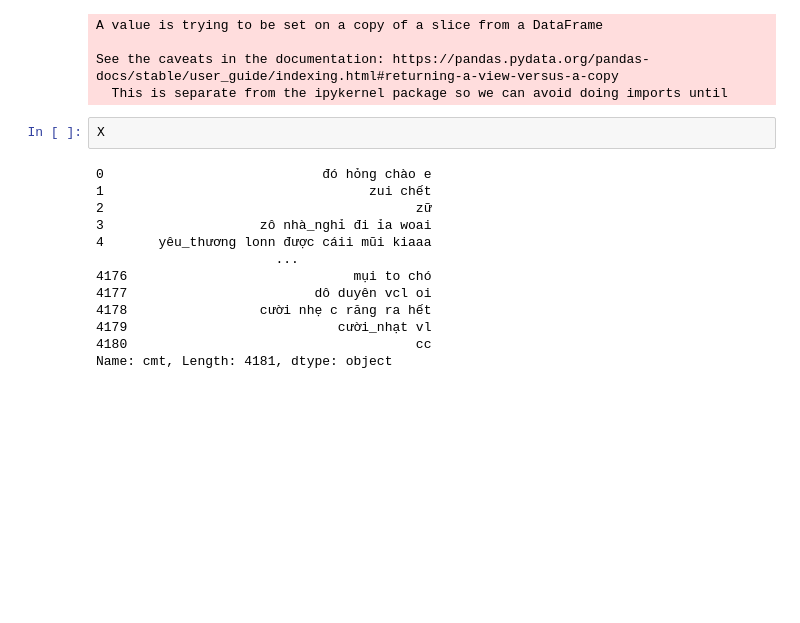
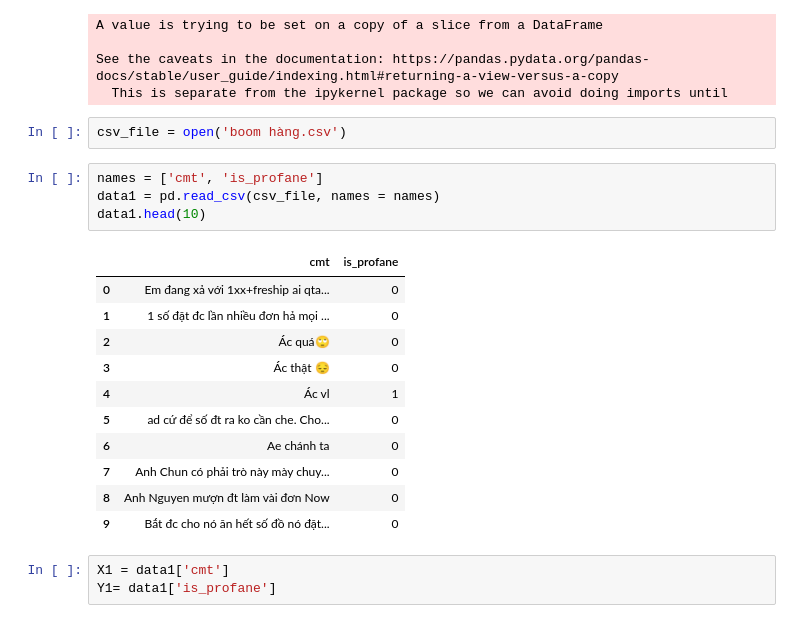
Before and after one commit to ducvuuit/CS114.K21.KHTN, a Jupyter notebook: FinalProjectML/final.ipynb, the cells around one changed output. Cells and saved outputs as stored; diff of their text form; blank space fills up the shorter version.

```diff
--- a/FinalProjectML/final.ipynb
+++ b/FinalProjectML/final.ipynb
@@ -172,18 +132,24 @@ A value is trying to be set on a copy of a slice from a DataFrame
 
 See the caveats in the documentation: https://pandas.pydata.org/pandas-docs/stable/user_guide/indexing.html#returning-a-view-versus-a-copy
   This is separate from the ipykernel package so we can avoid doing imports until
-# %%
-X
-# %% [output]
-0                            đó hỏng chào e
-1                                  zui chết
-2                                        zữ
-3                    zô nhà_nghỉ đi ỉa woai
-4       yêu_thương lonn được cáii mũi kiaaa
-                       ...
-4176                             mụi to chó
-4177                        dô duyên vcl oi
-4178                 cười nhẹ c răng ra hết
-4179                           cười_nhạt vl
-4180                                     cc
-Name: cmt, Length: 4181, dtype: object
+# %%
+csv_file = open('boom hàng.csv')
+# %%
+names = ['cmt', 'is_profane']
+data1 = pd.read_csv(csv_file, names = names)
+data1.head(10)
+# %% [output]
+|  | cmt | is_profane |
+| 0 | Em đang xả với 1xx+freship ai qta... | 0 |
+| 1 | 1 số đặt đc lần nhiều đơn hả mọi ... | 0 |
+| 2 | Ác quá🙄 | 0 |
+| 3 | Ác thật 😔 | 0 |
+| 4 | Ác vl | 1 |
+| 5 | ad cứ để số đt ra ko cần che. Cho... | 0 |
+| 6 | Ae chánh ta | 0 |
+| 7 | Anh Chun có phải trò này mày chuy... | 0 |
+| 8 | Anh Nguyen mượn đt làm vài đơn Now | 0 |
+| 9 | Bắt đc cho nó ăn hết số đồ nó đặt... | 0 |
+# %%
+X1 = data1['cmt']
+Y1= data1['is_profane']
```
Also changed, not shown: parts of 19 cells of this notebook.
